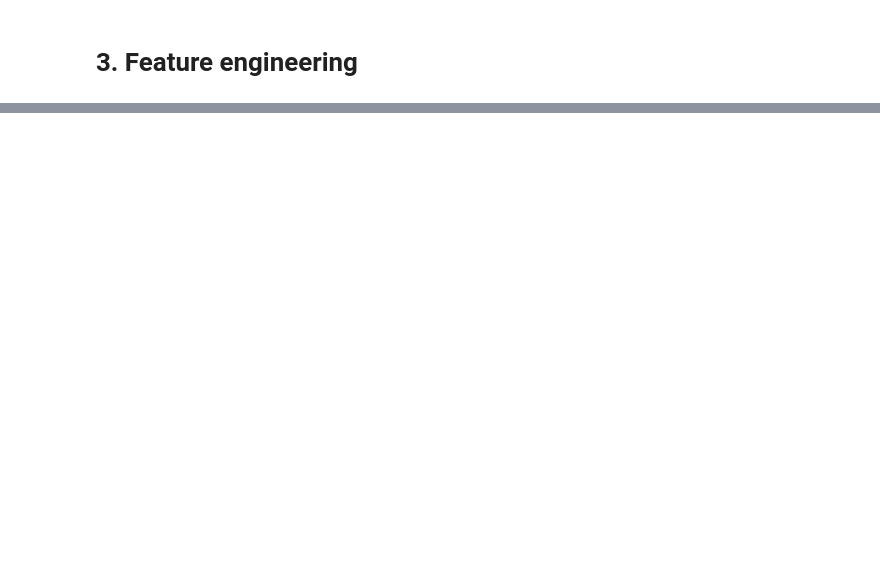
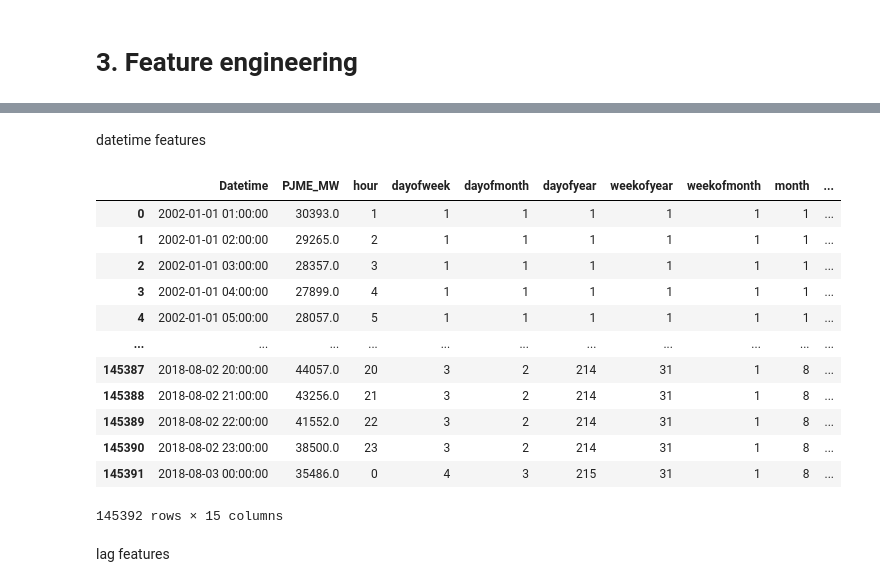
Before and after one commit to peerapat-t/Hourly-energy-consumption-prediction, a Jupyter notebook: Housely energy consumption prediction.ipynb, the cells around one changed output, grey strips where cells are left out. Drawn from its saved outputs; the diff is of its cells as text; code cells hidden in the pictures; blank space fills up the shorter version.

```diff
--- a/Housely energy consumption prediction.ipynb
+++ b/Housely energy consumption prediction.ipynb
@@ -280,6 +230,0 @@ ma_periods = [1, 2, 3, 6, 12, 24, 48, 72, 96, 120, 144, 168]
-# %%
-for ma_period in ma_periods:
-    df[f'PJME_MW_MA_{ma_period}h'] = df['PJME_MW'].rolling(window=ma_period).mean()
-df.fillna(method='bfill', inplace=True)
-# %%
-df.reset_index(inplace=True)
@@ -297,0 +251,45 @@ Correlation
+# %% [markdown]
+datetime features
+# %%
+def datetime_feature_extraction(df):
+    # hour
+    df['hour'] = df['Datetime'].dt.hour
+    # day
+    df['dayofweek'] = df['Datetime'].dt.dayofweek
+    df['dayofmonth'] = df['Datetime'].dt.day
+    df['dayofyear'] = df['Datetime'].dt.dayofyear
+    # week
+    df['weekofyear'] = df['Datetime'].dt.isocalendar().week
+    df['weekofmonth'] = np.ceil(df['dayofmonth'] / 7).astype(int)
+    # month
+    df['month'] = df['Datetime'].dt.month
+    # year
+    df['year'] = (df['Datetime'].dt.year)-2002
+    # other attributes
+    df['is_weekend'] = (df['Datetime'].dt.dayofweek >= 5).astype(int)
+    df['is_month_start'] = df['Datetime'].dt.is_month_start.astype(int)
+    df['is_month_end'] = df['Datetime'].dt.is_month_end.astype(int)
+    df['is_year_start'] = df['Datetime'].dt.is_year_start.astype(int)
+    df['is_year_end'] = df['Datetime'].dt.is_year_end.astype(int)
+
+    return df
+# %%
+df = datetime_feature_extraction(df)
+# %%
+df
+# %% [output]
+|  | Datetime | PJME_MW | hour | dayofweek | dayofmonth | dayofyear | weekofyear | weekofmonth | month | ... |
+| 0 | 2002-01-01 01:00:00 | 30393.0 | 1 | 1 | 1 | 1 | 1 | 1 | 1 | ... |
+| 1 | 2002-01-01 02:00:00 | 29265.0 | 2 | 1 | 1 | 1 | 1 | 1 | 1 | ... |
+| 2 | 2002-01-01 03:00:00 | 28357.0 | 3 | 1 | 1 | 1 | 1 | 1 | 1 | ... |
+| 3 | 2002-01-01 04:00:00 | 27899.0 | 4 | 1 | 1 | 1 | 1 | 1 | 1 | ... |
+| 4 | 2002-01-01 05:00:00 | 28057.0 | 5 | 1 | 1 | 1 | 1 | 1 | 1 | ... |
+| ... | ... | ... | ... | ... | ... | ... | ... | ... | ... | ... |
+| 145387 | 2018-08-02 20:00:00 | 44057.0 | 20 | 3 | 2 | 214 | 31 | 1 | 8 | ... |
+| 145388 | 2018-08-02 21:00:00 | 43256.0 | 21 | 3 | 2 | 214 | 31 | 1 | 8 | ... |
+| 145389 | 2018-08-02 22:00:00 | 41552.0 | 22 | 3 | 2 | 214 | 31 | 1 | 8 | ... |
+| 145390 | 2018-08-02 23:00:00 | 38500.0 | 23 | 3 | 2 | 214 | 31 | 1 | 8 | ... |
+| 145391 | 2018-08-03 00:00:00 | 35486.0 | 0 | 4 | 3 | 215 | 31 | 1 | 8 | ... |
+145392 rows × 15 columns
+# %% [markdown]
+lag features
```
Also changed, not shown: parts of 100 cells of this notebook, 1 other file.
